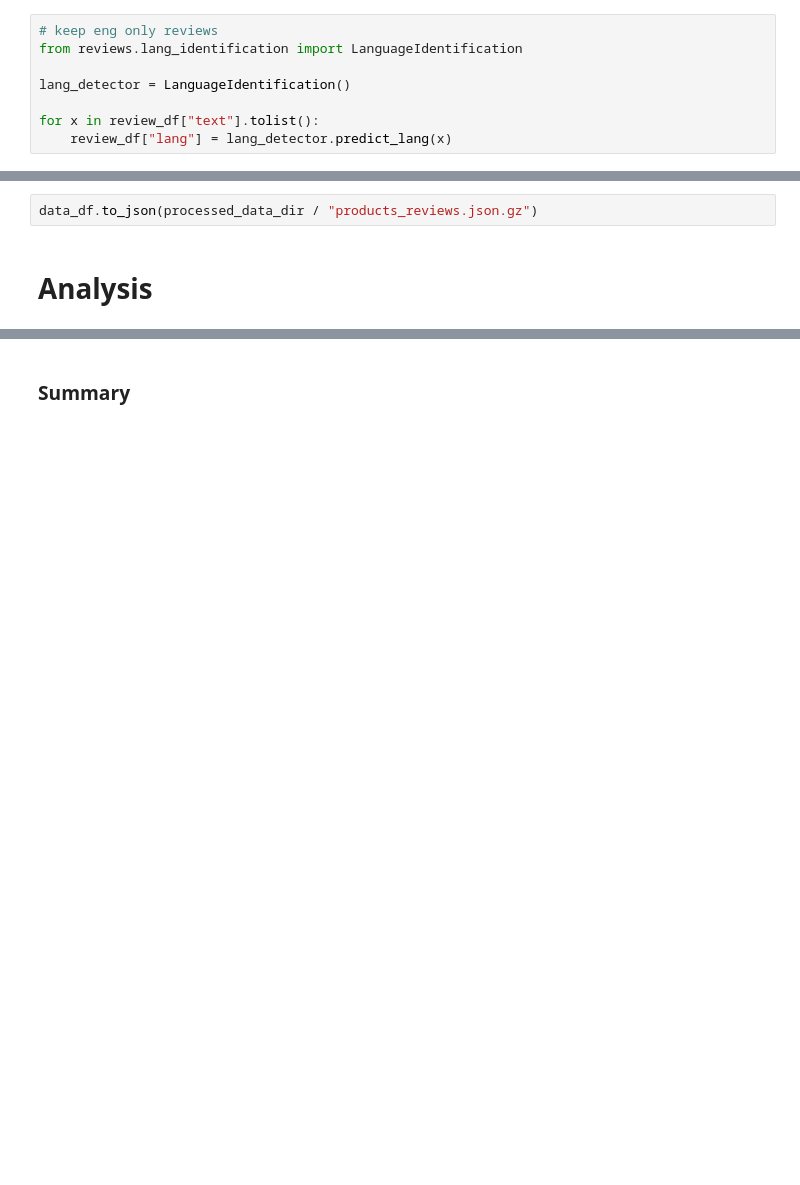
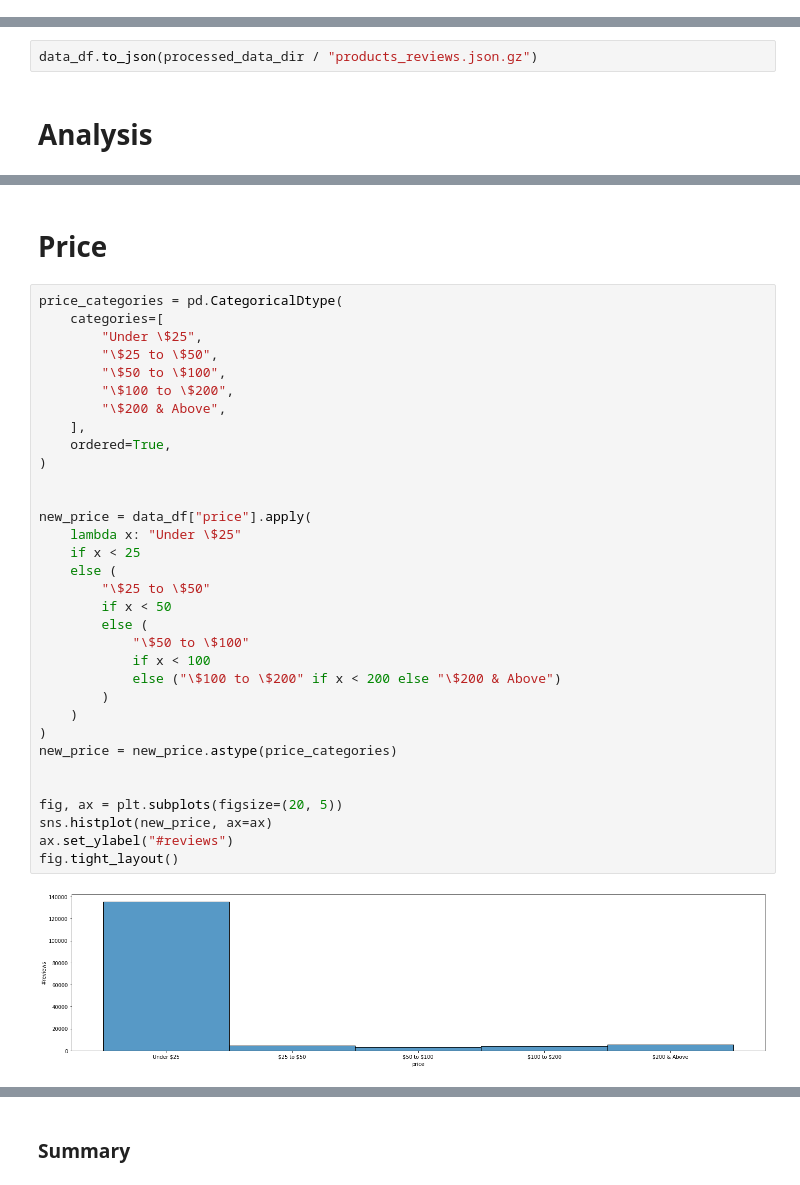
Before and after one commit to saiteki-kai/amazon-reviews, a Jupyter notebook: notebooks/01_eda.ipynb, the cells around one changed output, grey strips where cells are left out. Cells and saved outputs as stored; diff of their text form; blank space fills up the shorter version.

```diff
--- a/notebooks/01_eda.ipynb
+++ b/notebooks/01_eda.ipynb
@@ -263,8 +263,0 @@ review_df.drop_duplicates(inplace=True)
-# %%
-# keep eng only reviews
-from reviews.lang_identification import LanguageIdentification
-
-lang_detector = LanguageIdentification()
-
-for x in review_df["text"].tolist():
-    review_df["lang"] = lang_detector.predict_lang(x)
@@ -344,0 +417,37 @@ print(z["asin"].mean())
+# %% [markdown]
+# Price
+# %%
+price_categories = pd.CategoricalDtype(
+    categories=[
+        "Under \$25",
+        "\$25 to \$50",
+        "\$50 to \$100",
+        "\$100 to \$200",
+        "\$200 & Above",
+    ],
+    ordered=True,
+)
+
+
+new_price = data_df["price"].apply(
+    lambda x: "Under \$25"
+    if x < 25
+    else (
+        "\$25 to \$50"
+        if x < 50
+        else (
+            "\$50 to \$100"
+            if x < 100
+            else ("\$100 to \$200" if x < 200 else "\$200 & Above")
+        )
+    )
+)
+new_price = new_price.astype(price_categories)
+
+
+fig, ax = plt.subplots(figsize=(20, 5))
+sns.histplot(new_price, ax=ax)
+ax.set_ylabel("#reviews")
+fig.tight_layout()
+# %% [output]
+[figure, added]
```
Also changed, not shown: parts of 68 cells of this notebook.
